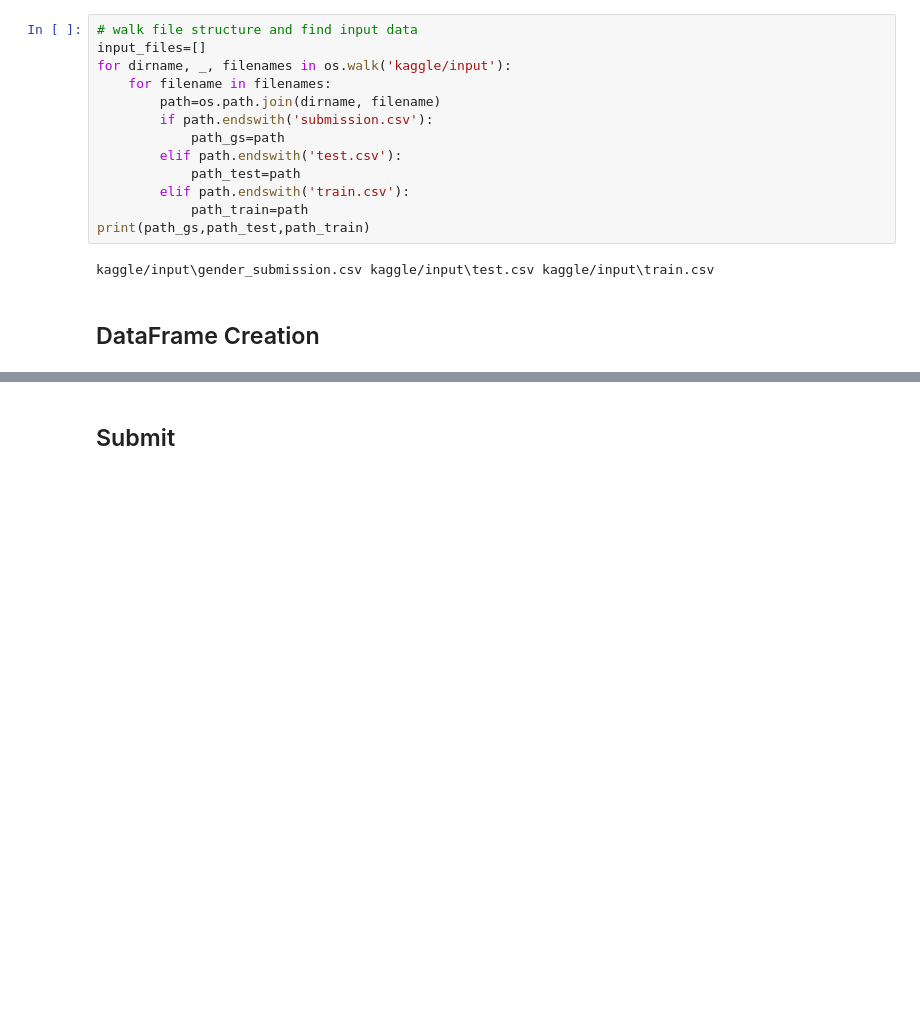
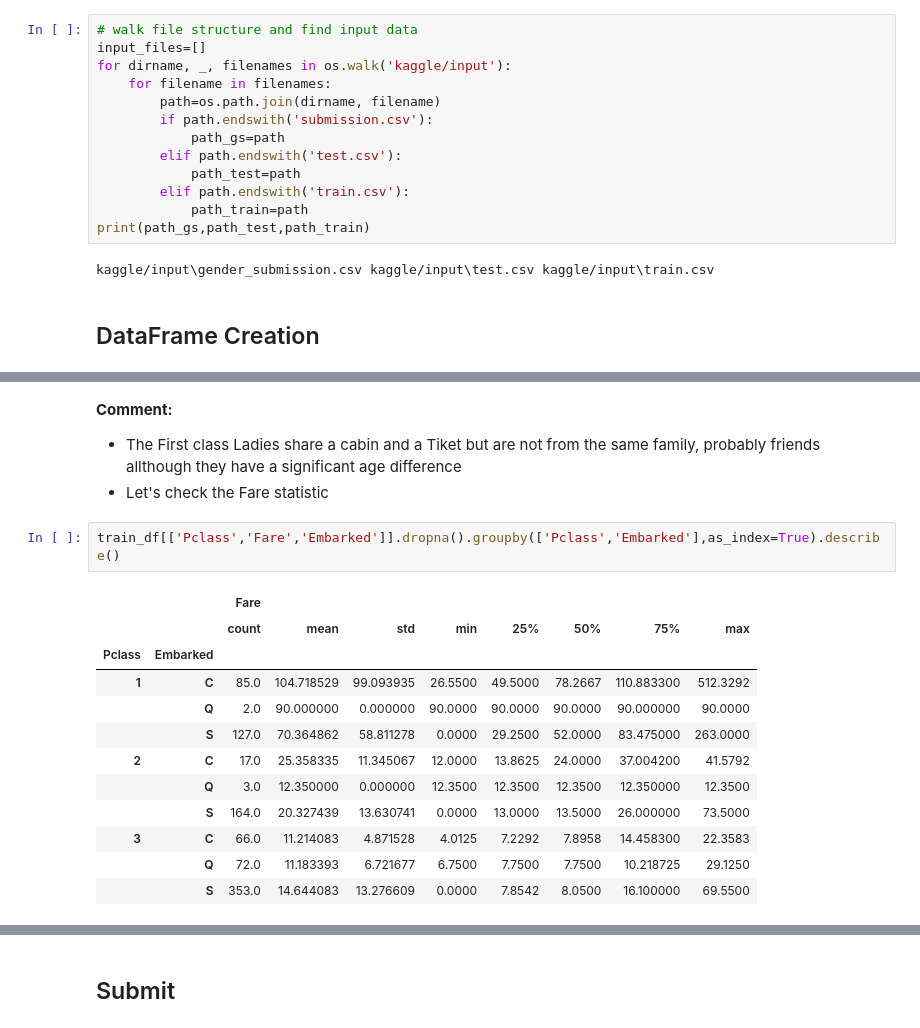
Before and after one commit to mathprovgit/kaggle-titanic, a Jupyter notebook: kaggle_Titanic.ipynb, the cells around one changed output, grey strips where cells are left out. Drawn from its saved outputs; the diff is of its cells as text; blank space fills up the shorter version.

```diff
--- a/kaggle_Titanic.ipynb
+++ b/kaggle_Titanic.ipynb
@@ -495,0 +376,19 @@ X_test = pd.get_dummies(test_data[features])
+# %% [markdown]
+**Comment:**
+ - The First class Ladies share a cabin and a Tiket but are not from the same family, probably friends allthough they have a significant age difference
+ - Let's check the Fare statistic
+# %%
+train_df[['Pclass','Fare','Embarked']].dropna().groupby(['Pclass','Embarked'],as_index=True).describe()
+# %% [output]
+|  |  | Fare |  |  |  |  |  |  |  |
+|  |  | count | mean | std | min | 25% | 50% | 75% | max |
+| Pclass | Embarked |  |  |  |  |  |  |  |  |
+| 1 | C | 85.0 | 104.718529 | 99.093935 | 26.5500 | 49.5000 | 78.2667 | 110.883300 | 512.3292 |
+|  | Q | 2.0 | 90.000000 | 0.000000 | 90.0000 | 90.0000 | 90.0000 | 90.000000 | 90.0000 |
+|  | S | 127.0 | 70.364862 | 58.811278 | 0.0000 | 29.2500 | 52.0000 | 83.475000 | 263.0000 |
+| 2 | C | 17.0 | 25.358335 | 11.345067 | 12.0000 | 13.8625 | 24.0000 | 37.004200 | 41.5792 |
+|  | Q | 3.0 | 12.350000 | 0.000000 | 12.3500 | 12.3500 | 12.3500 | 12.350000 | 12.3500 |
+|  | S | 164.0 | 20.327439 | 13.630741 | 0.0000 | 13.0000 | 13.5000 | 26.000000 | 73.5000 |
+| 3 | C | 66.0 | 11.214083 | 4.871528 | 4.0125 | 7.2292 | 7.8958 | 14.458300 | 22.3583 |
+|  | Q | 72.0 | 11.183393 | 6.721677 | 6.7500 | 7.7500 | 7.7500 | 10.218725 | 29.1250 |
+|  | S | 353.0 | 14.644083 | 13.276609 | 0.0000 | 7.8542 | 8.0500 | 16.100000 | 69.5500 |
```
Also changed, not shown: parts of 131 cells of this notebook, 2 other files.
